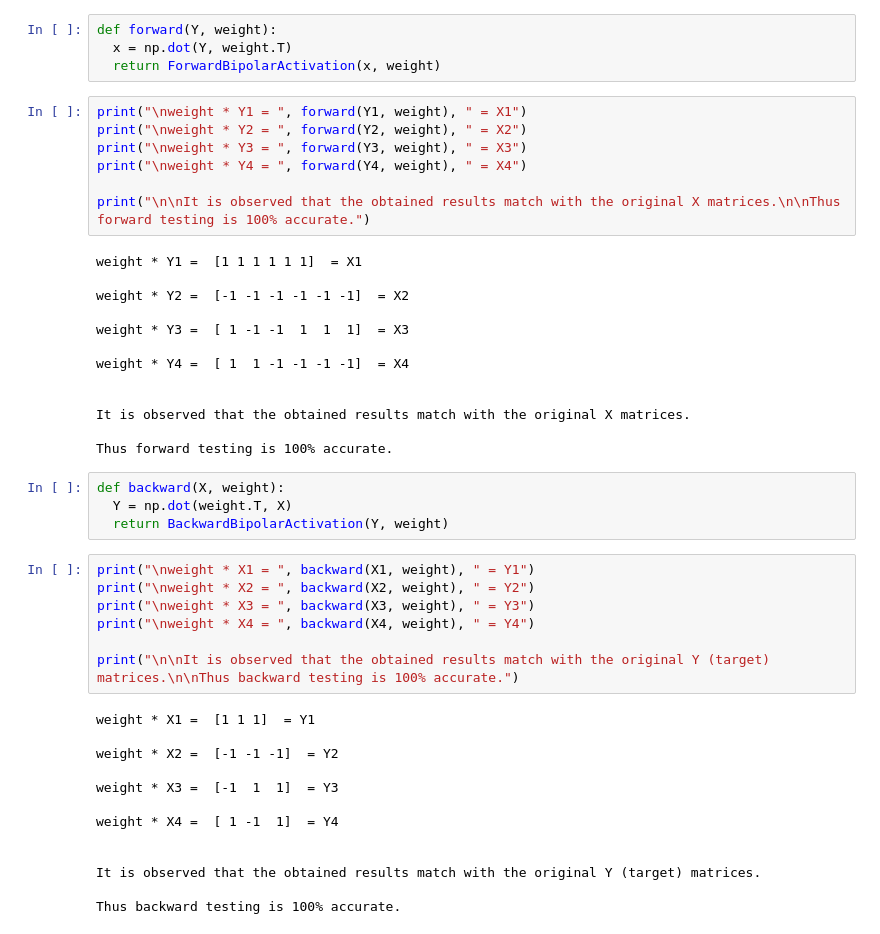
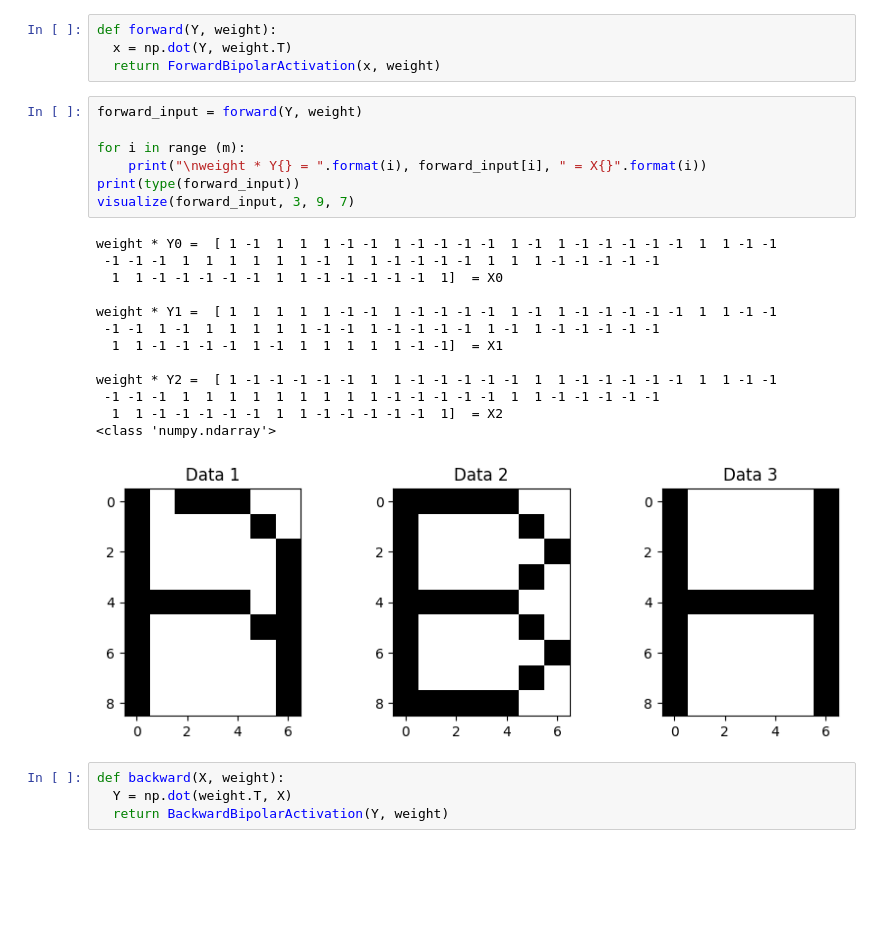
Before and after one commit to mizanulridhoaohana/Bidirectional-Associative-Memory-BAM, a Jupyter notebook: BAM_implementation.ipynb, the cells around one changed output. Cells and saved outputs as stored; diff of their text form; blank space fills up the shorter version.

```diff
--- a/BAM_implementation.ipynb
+++ b/BAM_implementation.ipynb
@@ -69,47 +131,28 @@ def BackwardBipolarActivation(matrix, weight):
 def forward(Y, weight):
   x = np.dot(Y, weight.T)
   return ForwardBipolarActivation(x, weight)
-# %%
-print("\nweight * Y1 = ", forward(Y1, weight), " = X1")
-print("\nweight * Y2 = ", forward(Y2, weight), " = X2")
-print("\nweight * Y3 = ", forward(Y3, weight), " = X3")
-print("\nweight * Y4 = ", forward(Y4, weight), " = X4")
-
-print("\n\nIt is observed that the obtained results match with the original X matrices.\n\nThus forward testing is 100% accurate.")
-# %% [output]
-weight * Y1 =  [1 1 1 1 1 1]  = X1
-
-weight * Y2 =  [-1 -1 -1 -1 -1 -1]  = X2
-
-weight * Y3 =  [ 1 -1 -1  1  1  1]  = X3
-
-weight * Y4 =  [ 1  1 -1 -1 -1 -1]  = X4
-
-
-It is observed that the obtained results match with the original X matrices.
-
-Thus forward testing is 100% accurate.
+# %%
+forward_input = forward(Y, weight)
+
+for i in range (m):
+    print("\nweight * Y{} = ".format(i), forward_input[i], " = X{}".format(i))
+print(type(forward_input))
+visualize(forward_input, 3, 9, 7)
+# %% [output]
+weight * Y0 =  [ 1 -1  1  1  1 -1 -1  1 -1 -1 -1 -1  1 -1  1 -1 -1 -1 -1 -1  1  1 -1 -1
+ -1 -1 -1  1  1  1  1  1  1 -1  1  1 -1 -1 -1 -1  1  1  1 -1 -1 -1 -1 -1
+  1  1 -1 -1 -1 -1 -1  1  1 -1 -1 -1 -1 -1  1]  = X0
+
+weight * Y1 =  [ 1  1  1  1  1 -1 -1  1 -1 -1 -1 -1  1 -1  1 -1 -1 -1 -1 -1  1  1 -1 -1
+ -1 -1  1 -1  1  1  1  1  1 -1 -1  1 -1 -1 -1 -1  1 -1  1 -1 -1 -1 -1 -1
+  1  1 -1 -1 -1 -1  1 -1  1  1  1  1  1 -1 -1]  = X1
+
+weight * Y2 =  [ 1 -1 -1 -1 -1 -1  1  1 -1 -1 -1 -1 -1  1  1 -1 -1 -1 -1 -1  1  1 -1 -1
+ -1 -1 -1  1  1  1  1  1  1  1  1  1 -1 -1 -1 -1 -1  1  1 -1 -1 -1 -1 -1
+  1  1 -1 -1 -1 -1 -1  1  1 -1 -1 -1 -1 -1  1]  = X2
+<class 'numpy.ndarray'>
+[figure, added]
 # %%
 def backward(X, weight):
   Y = np.dot(weight.T, X)
   return BackwardBipolarActivation(Y, weight)
-# %%
-print("\nweight * X1 = ", backward(X1, weight), " = Y1")
-print("\nweight * X2 = ", backward(X2, weight), " = Y2")
-print("\nweight * X3 = ", backward(X3, weight), " = Y3")
-print("\nweight * X4 = ", backward(X4, weight), " = Y4")
-
-print("\n\nIt is observed that the obtained results match with the original Y (target) matrices.\n\nThus backward testing is 100% accurate.")
-# %% [output]
-weight * X1 =  [1 1 1]  = Y1
-
-weight * X2 =  [-1 -1 -1]  = Y2
-
-weight * X3 =  [-1  1  1]  = Y3
-
-weight * X4 =  [ 1 -1  1]  = Y4
-
-
-It is observed that the obtained results match with the original Y (target) matrices.
-
-Thus backward testing is 100% accurate.
```
Also changed, not shown: parts of 7 cells of this notebook.
